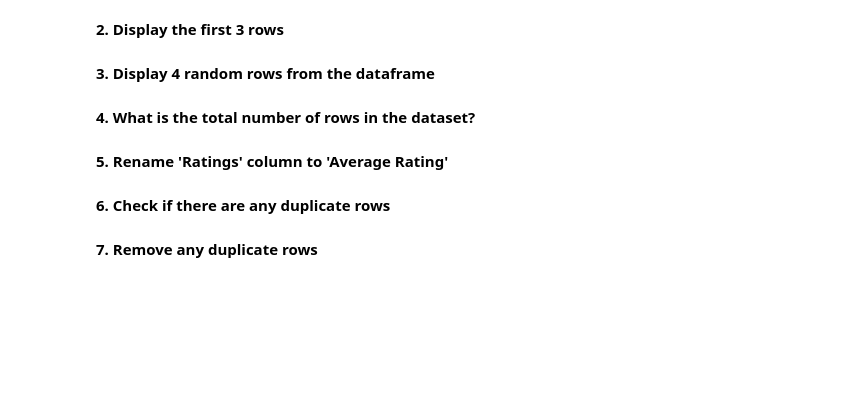
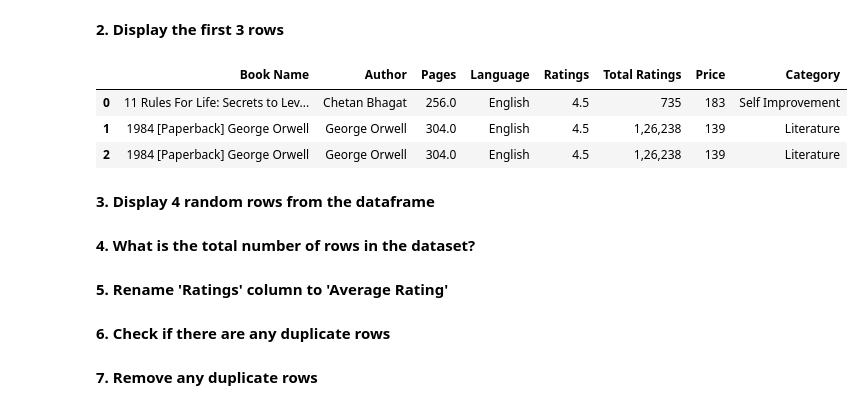
Before and after one commit to Sebastiano74/Pandas-Cheat-Sheet-for-Data-Analysis, a Jupyter notebook: Pandas108.ipynb, the cells around one changed output. Drawn from its saved outputs; the diff is of its cells as text; code cells hidden in the pictures; blank space fills up the shorter version.

```diff
--- a/Pandas108.ipynb
+++ b/Pandas108.ipynb
@@ -13,6 +15,6 @@ import matplotlib.pyplot as plt
 import seaborn as sns
 from datetime import datetime, timedelta
 # %%
-df = pd.read_csv('Amazon_BooksDataset.csv')
+df = pd.read_csv('https://raw.githubusercontent.com/Sebastiano74/Pandas-Cheat-Sheet-for-Data-Analysis/main/Amazon_BooksDataset.csv')
 # %% [markdown]
 **1. Get the names of all the columns**
@@ -19,5 +32,12 @@ df = pd.read_csv('Amazon_BooksDataset.csv')
 # %% [markdown]
 **2. Display the first 3 rows**
+# %%
+df.head(3)
+# %% [output]
+|  | Book Name | Author | Pages | Language | Ratings | Total Ratings | Price | Category |
+| 0 | 11 Rules For Life: Secrets to Lev... | Chetan Bhagat | 256.0 | English | 4.5 | 735 | 183 | Self Improvement |
+| 1 | 1984 [Paperback] George Orwell | George Orwell | 304.0 | English | 4.5 | 1,26,238 | 139 | Literature |
+| 2 | 1984 [Paperback] George Orwell | George Orwell | 304.0 | English | 4.5 | 1,26,238 | 139 | Literature |
 # %% [markdown]
 **3. Display 4 random rows from the dataframe**
 # %% [markdown]
```
Also changed, not shown: parts of 2 cells of this notebook.
